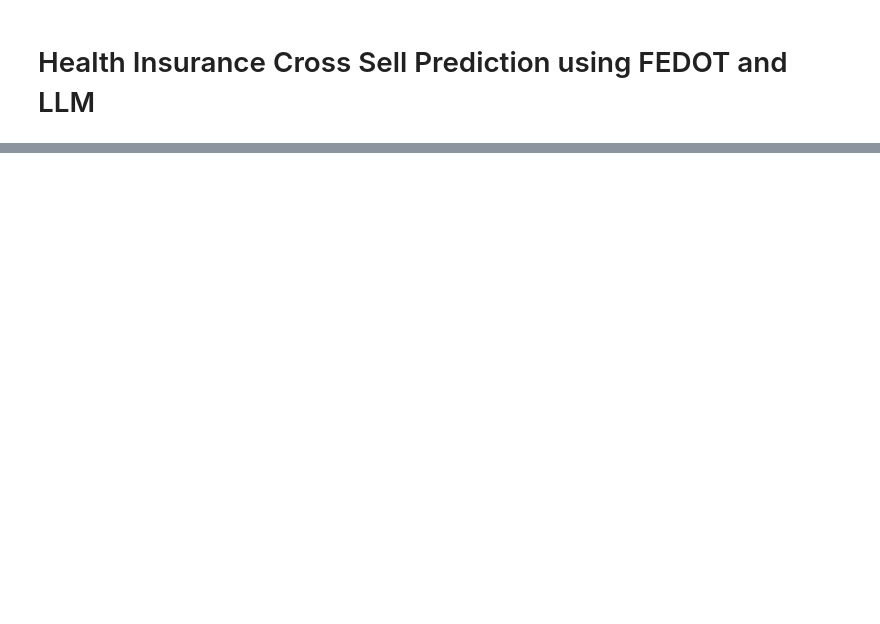
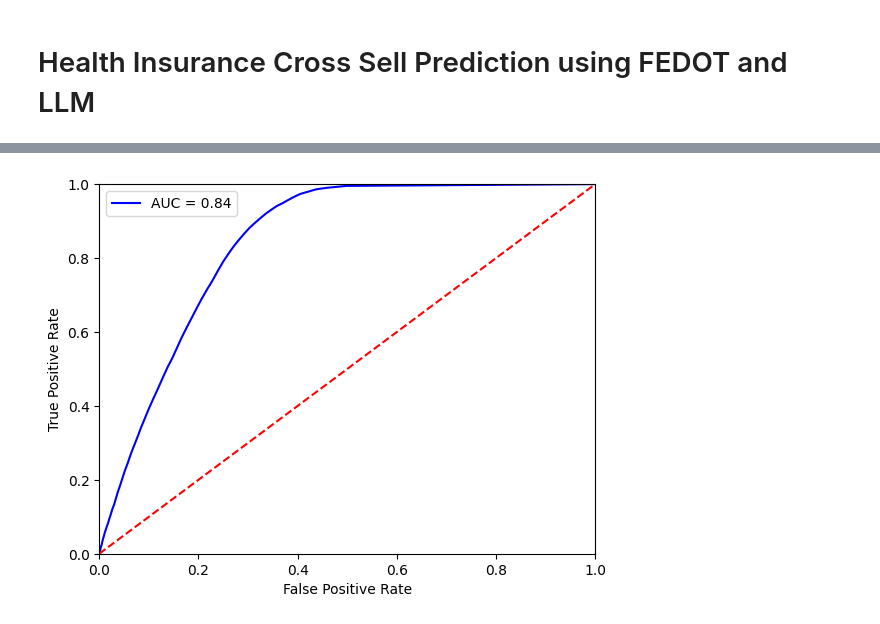
Before and after one commit to aimclub/FEDOT.LLM, a Jupyter notebook: examples/by_datasets/health_insurance.ipynb, the cells around one changed output, grey strips where cells are left out. Saved outputs shown, nothing was run; the diff lists cells and outputs as text; code cells hidden in the pictures; blank space fills up the shorter version.

```diff
--- a/examples/by_datasets/health_insurance.ipynb
+++ b/examples/by_datasets/health_insurance.ipynb
@@ -178,0 +13,17 @@ model.plot_prediction()
+# %%
+dataset_path = '../../datasets/Health_Insurance'
+# %%
+description="""Our client is an Insurance company that has provided Health Insurance to its customers
+now they need your help in building a model to predict whether the policyholders (customers) from past year
+will also be interested in Vehicle Insurance provided by the company.\n
+Building a model to predict whether a customer would be interested in Vehicle Insurance is extremely helpful for the company
+because it can then accordingly plan its communication strategy to reach out to those customers and optimise its business model and revenue.\n
+Now, in order to predict, whether the customer would be interested in Vehicle insurance,
+you have information about demographics (gender, age, region code type), Vehicles (Vehicle Age, Damage), Policy (Premium, sourcing channel) etc."""
+# %%
+fedot_ai =  FedotAI(dataset_path,
+        description,
+        init_chat_model(model="llama3.1",
+                        model_provider='ollama'),
+                        display='jupyter')
+predictions = await fedot_ai.predict()
@@ -178,0 +72,4 @@ model.plot_prediction()
+# %%
+predictions.auto_model.plot_prediction()
+# %% [output]
+[figure, added]
```
Also changed, not shown: parts of 21 cells of this notebook, 4 other files.
